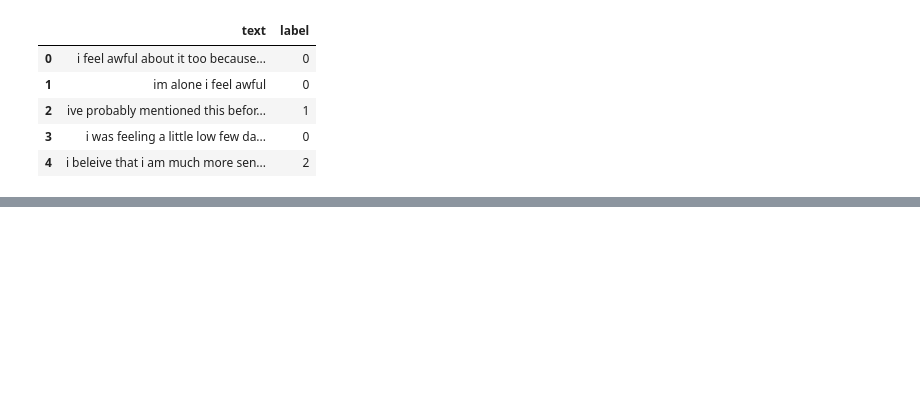
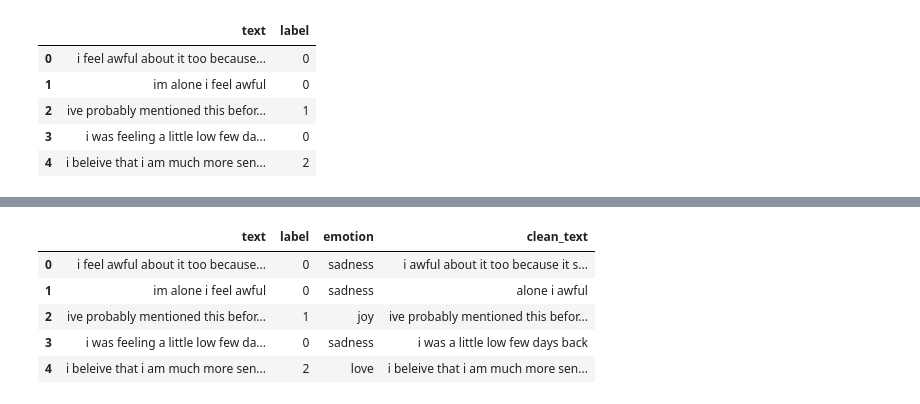
Before and after one commit to Pholmgrendev/UnsupervisedSentiment, a Jupyter notebook: TwitterClassifier.ipynb, the cells around one changed output, grey strips where cells are left out. Cells and saved outputs as stored; diff of their text form; code cells hidden in the pictures; blank space fills up the shorter version.

```diff
--- a/TwitterClassifier.ipynb
+++ b/TwitterClassifier.ipynb
@@ -32,0 +149,9 @@ full_data.head()
+# %%
+full_data.head()
+# %% [output]
+|  | text | label | emotion | clean_text |
+| 0 | i feel awful about it too because... | 0 | sadness | i awful about it too because it s... |
+| 1 | im alone i feel awful | 0 | sadness | alone i awful |
+| 2 | ive probably mentioned this befor... | 1 | joy | ive probably mentioned this befor... |
+| 3 | i was feeling a little low few da... | 0 | sadness | i was a little low few days back |
+| 4 | i beleive that i am much more sen... | 2 | love | i beleive that i am much more sen... |
```
Also changed, not shown: parts of 25 cells of this notebook.
